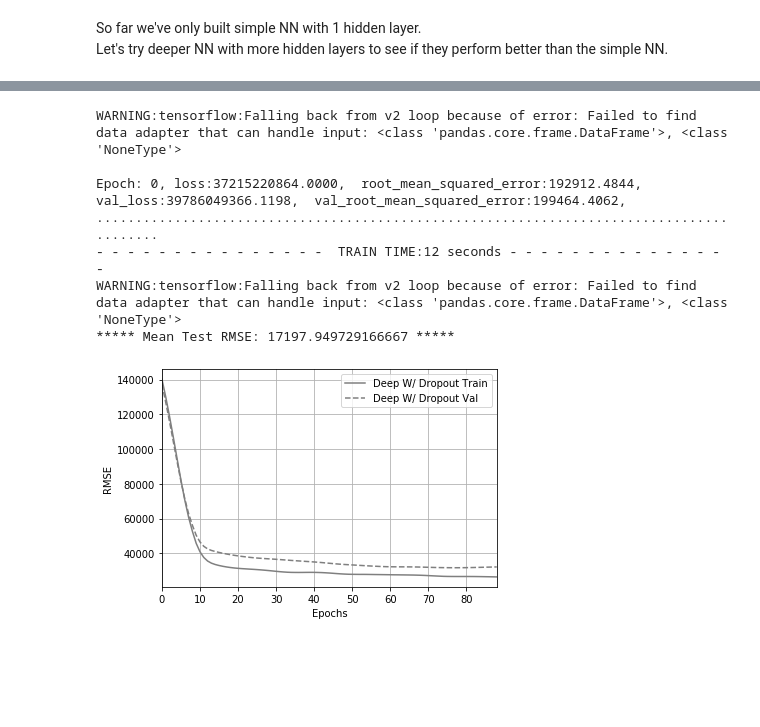
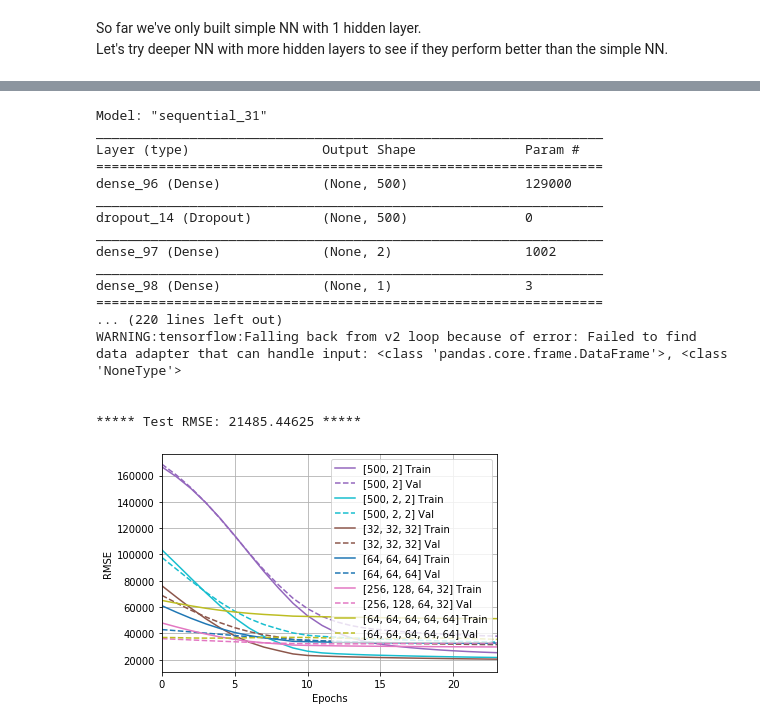
Before and after one commit to melaniezheng/dnn_house_saleprice, a Jupyter notebook: keras.ipynb, the cells around one changed output, grey strips where cells are left out. Cells and saved outputs as stored; diff of their text form; code cells hidden in the pictures; blank space fills up the shorter version.

```diff
--- a/keras.ipynb
+++ b/keras.ipynb
@@ -126 +118,6 @@ def test_rmse(prediction):
+# %%
+def test_rmse(test_predictions):
+# Generate mean test error rmse.
+    rmse = np.mean(np.sqrt((test_labels - test_predictions)**2))
+    print(f'***** Test RMSE: {rmse} *****')
 # %%
@@ -405,14 +451,0 @@ Wider NN with 500 neurons and dropout rate = 0.1 is the winner so far. Mean Test
-# %%
-model = build_wider_model(N = 500, dropout=True)
-early_stop = keras.callbacks.EarlyStopping(monitor='val_loss', patience = 15)
-set_random_seed(SEED_NUMBER) # reproducibility
-start_time = time.time()
-model_history = model.fit(traindf_s, train_labels,
-                    epochs=EPOCHS, validation_split = 0.2, verbose=0, shuffle = False,
-                    callbacks=[early_stop, tfdocs.modeling.EpochDots()])
-print('\n'+'- '*15+' TRAIN TIME:'+f'{round(time.time()-start_time)}'+' seconds ' + '- '*15)
-plotter.plot({'Wider NN w/ early stopping and dropouts': model_history}, metric = "root_mean_squared_error")
-plt.ylabel('RMSE')
-
-test_predictions = model.predict(testdf_s).flatten()
-test_rmse(test_predictions)
@@ -493,30 +542,47 @@ WARNING:tensorflow:Falling back from v2 loop because of error: Failed to find da
 dropout is helpful regularization method for deeper neural nets that helps with overfitting problem.
 # %%
-model = build_deeper_model(dropout=True, rate = 0.1)
+try_hidden_layers = [2, 3, 3, 3, 4, 5]
+try_neuron_size = [[500,2],[500,2,2],[32,32,32],[64, 64, 64],[256,128,64,32], [64,64,64,64,64]]
 
-early_stop = keras.callbacks.EarlyStopping(monitor='val_loss',patience = 15)
-set_random_seed(SEED_NUMBER) # reproducibility
-start_time = time.time()
-early_history = model.fit(traindf_s, train_labels, shuffle = False,
-                    epochs=EPOCHS, validation_split = 0.2, verbose=0, batch_size = 30,
-                    callbacks=[early_stop, tfdocs.modeling.EpochDots()])
-print('\n'+'- '*15+' TRAIN TIME:'+f'{round(time.time()-start_time)}'+' seconds ' + '- '*15)
-# loss, rmse = model.evaluate(testdf_s, test_labels, verbose=2)
-# print("Eval set Root Mean Squared Error: {:5.2f}".format(rmse))
-plotter.plot({'Deep w/ dropout': early_history}, metric = "root_mean_squared_error")
-plt.ylabel('RMSE')
+for L, N in zip(try_hidden_layers,try_neuron_size):
+    model = build_deeper_model(L, N, dropout = True, rate = 0.1)
+    print(model.summary())
+    early_stop = keras.callbacks.EarlyStopping(monitor='val_loss',patience = 10)
+    set_random_seed(SEED_NUMBER) # reproducibility
+    start_time = time.time()
+    model_history = model.fit(traindf_s, train_labels, shuffle = False,
+                        epochs=EPOCHS, validation_split = 0.2, verbose=0, batch_size = 30, #default is 32
+                        callbacks=[early_stop, tfdocs.modeling.EpochDots()])
+    print('\n')
+    print('- '*40)
+    print(f'hidden layers: {L}, number of neurons:{N} \n')
+    print('TRAIN TIME:'+f'{round(time.time()-start_time)}'+' seconds \n')
+    loss, rmse = model.evaluate(testdf_s, test_labels, verbose=2)
+    print("Validation set Root Mean Squared Error: {:5.2f}".format(rmse))
 
+    plotter.plot({str(N): model_history}, metric = "root_mean_squared_error")
+    plt.ylabel('RMSE')
 
-test_predictions = model.predict(testdf_s).flatten()
-test_rmse(test_predictions)
-error = test_labels - test_predictions
-plot_errors(test_predictions, title = 'Deep NN w/ early stopping and dropout')
+    test_predictions = model.predict(testdf_s).flatten() # predict
+    print('\n')
+    test_rmse(test_predictions)
+    #plot_errors(test_predictions, title = 'Deep NN w/ early stopping')
 # %% [output]
+Model: "sequential_31"
+_________________________________________________________________
+Layer (type)                 Output Shape              Param #
+=================================================================
+dense_96 (Dense)             (None, 500)               129000
+_________________________________________________________________
+dropout_14 (Dropout)         (None, 500)               0
+_________________________________________________________________
+dense_97 (Dense)             (None, 2)                 1002
+_________________________________________________________________
+dense_98 (Dense)             (None, 1)                 3
+=================================================================
+... (220 lines left out)
 WARNING:tensorflow:Falling back from v2 loop because of error: Failed to find data adapter that can handle input: <class 'pandas.core.frame.DataFrame'>, <class 'NoneType'>
 
-Epoch: 0, loss:37215220864.0000,  root_mean_squared_error:192912.4844,  val_loss:39786049366.1198,  val_root_mean_squared_error:199464.4062,
-.........................................................................................
-- - - - - - - - - - - - - - -  TRAIN TIME:12 seconds - - - - - - - - - - - - - - -
-WARNING:tensorflow:Falling back from v2 loop because of error: Failed to find data adapter that can handle input: <class 'pandas.core.frame.DataFrame'>, <class 'NoneType'>
-***** Mean Test RMSE: 17197.949729166667 *****
+
+***** Test RMSE: 21485.44625 *****
-[figure, old version]
+[figure, new version]
```
Also changed, not shown: parts of 54 cells of this notebook.
